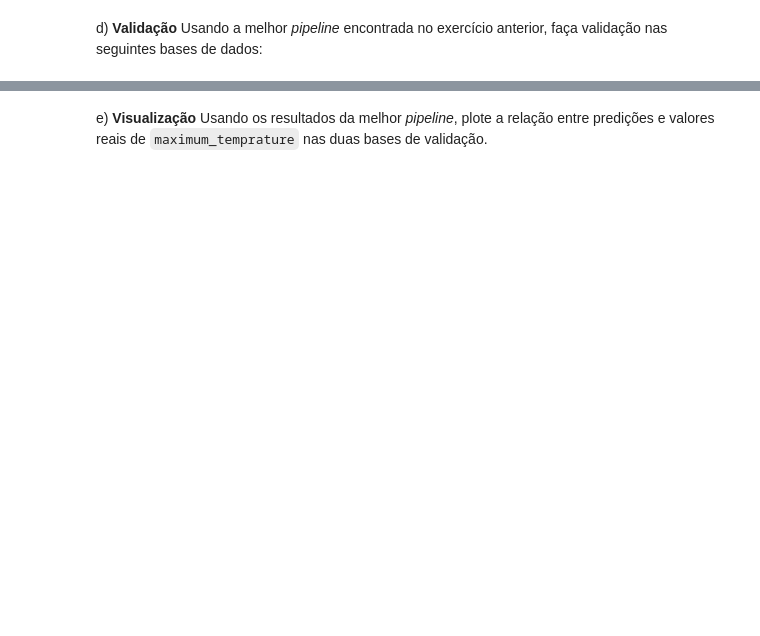
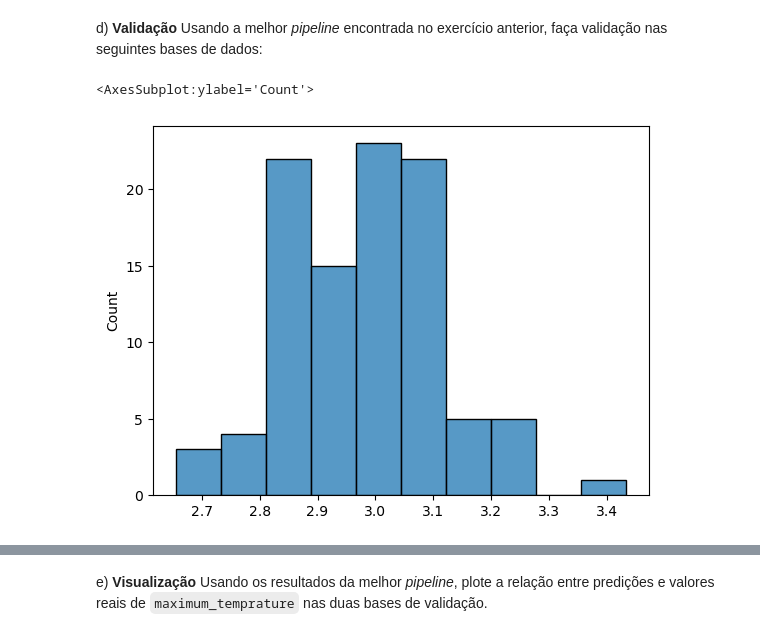
Before and after one commit to yltaba/dcp-machine-learning, a Jupyter notebook: aula_6/exercicios_aula_6.ipynb, the cells around one changed output, grey strips where cells are left out. Cells and saved outputs as stored; diff of their text form; code cells hidden in the pictures; blank space fills up the shorter version.

```diff
--- a/aula_6/exercicios_aula_6.ipynb
+++ b/aula_6/exercicios_aula_6.ipynb
@@ -82,7 +93,7 @@ sns.boxplot(data=rmse, x='variable', y='rmse')
 # %% [markdown]
 c) **Comparação dos modelos** Selecione a melhor pipeline do exercício anterior e crie outras três novas em cima dela: uma que regressão por KNN em vez de regressão linear, uma que use MARS (o algoritmo earth); e, por fim, uma que use regressão por meio de árvore de decisão (tree ou regr.rpart). Rode 100 vezes cada pipeline e compare novamente od RMSE usando um gráfico boxplot.
 # %%
-def get_rmse_scale_poly_knn():
+def get_rmse_scale_poly_knn(X, y):
     X_train, X_test, Y_train, Y_test = train_test_split(X, y, test_size=0.3)
 
     # Cria uma pipeline
@@ -97,7 +108,7 @@ def get_rmse_scale_poly_knn():
 
     return mean_squared_error(Y_test, pipe.predict(X_test))
 
-def get_rmse_scale_poly_mars():
+def get_rmse_pred_scale_poly_mars(X, y, return_rmse=True):
     X_train, X_test, Y_train, Y_test = train_test_split(X, y, test_size=0.3)
 
     # Cria uma pipeline
@@ -110,9 +121,9 @@ def get_rmse_scale_poly_mars():
     # Treina o modelo, calcula o RMSE
     pipe.fit(X_train, Y_train)
 
-    return mean_squared_error(Y_test, pipe.predict(X_test))
+    return mean_squared_error(Y_test, pipe.predict(X_test)) if return_rmse else pipe.predict(X_test), Y_test
 
-def get_rmse_scale_poly_tree():
+def get_rmse_scale_poly_tree(X, y):
     X_train, X_test, Y_train, Y_test = train_test_split(X, y, test_size=0.3)
 
     # Cria uma pipeline
@@ -156,2 +171,10 @@ southampton = pd.read_csv(southampton)
 y_sh = southampton['maximum_temprature']
 X_sh = southampton.loc[:, southampton.columns != 'maximum_temprature']
+# %%
+rmse_scale_poly_mars_campinas = [get_rmse_pred_scale_poly_mars(X=X_camp, y=y_camp) for i in range(100)]
+rmse_scale_poly_mars_southampton = [get_rmse_pred_scale_poly_mars(X=X_sh, y=y_sh) for i in range(100)]
+# %%
+sns.histplot(rmse_scale_poly_mars_campinas)
+# %% [output]
+<AxesSubplot:ylabel='Count'>
+[figure, added]
```
Also changed, not shown: parts of 16 cells of this notebook.
